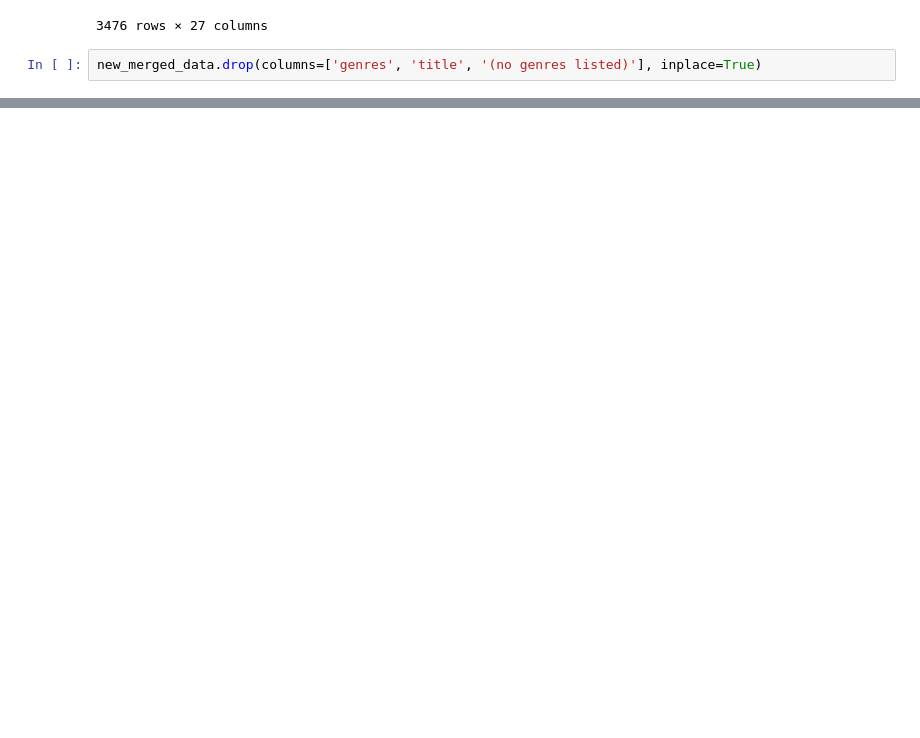
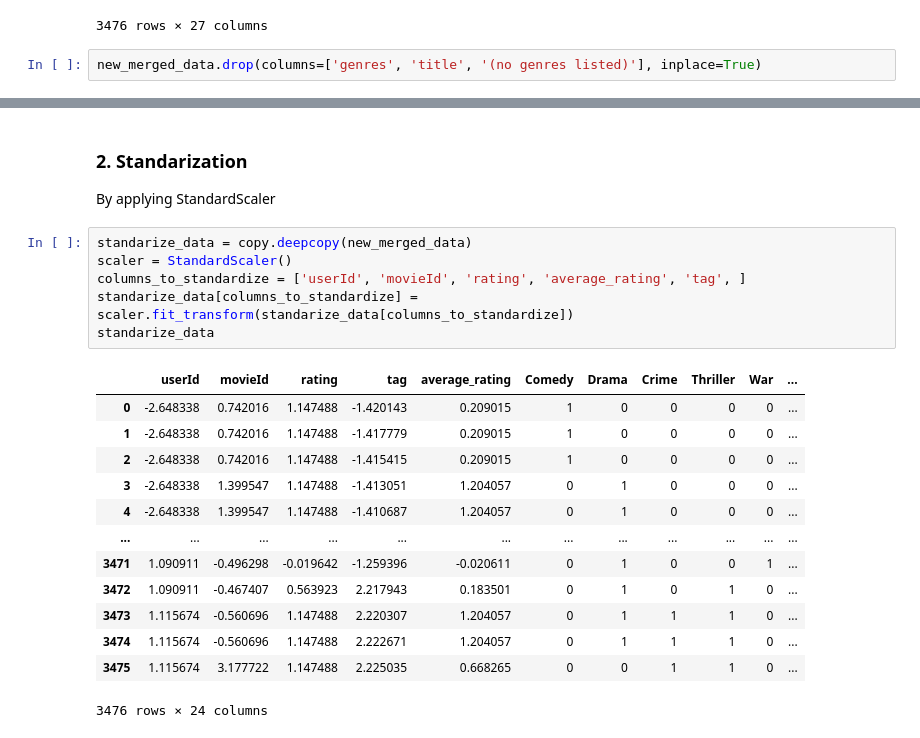
Before and after one commit to markopolo139/DataMiningAssignment2, a Jupyter notebook: data_analysis.ipynb, the cells around one changed output, grey strips where cells are left out. Saved outputs shown, nothing was run; the diff lists cells and outputs as text; blank space fills up the shorter version.

```diff
--- a/data_analysis.ipynb
+++ b/data_analysis.ipynb
@@ -137,0 +164,24 @@ new_merged_data
+# %% [markdown]
+### 2. Standarization
+
+By applying StandardScaler
+# %%
+standarize_data = copy.deepcopy(new_merged_data)
+scaler = StandardScaler()
+columns_to_standardize = ['userId', 'movieId', 'rating', 'average_rating', 'tag', ]
+standarize_data[columns_to_standardize] = scaler.fit_transform(standarize_data[columns_to_standardize])
+standarize_data
+# %% [output]
+|  | userId | movieId | rating | tag | average_rating | Comedy | Drama | Crime | Thriller | War | ... |
+| 0 | -2.648338 | 0.742016 | 1.147488 | -1.420143 | 0.209015 | 1 | 0 | 0 | 0 | 0 | ... |
+| 1 | -2.648338 | 0.742016 | 1.147488 | -1.417779 | 0.209015 | 1 | 0 | 0 | 0 | 0 | ... |
+| 2 | -2.648338 | 0.742016 | 1.147488 | -1.415415 | 0.209015 | 1 | 0 | 0 | 0 | 0 | ... |
+| 3 | -2.648338 | 1.399547 | 1.147488 | -1.413051 | 1.204057 | 0 | 1 | 0 | 0 | 0 | ... |
+| 4 | -2.648338 | 1.399547 | 1.147488 | -1.410687 | 1.204057 | 0 | 1 | 0 | 0 | 0 | ... |
+| ... | ... | ... | ... | ... | ... | ... | ... | ... | ... | ... | ... |
+| 3471 | 1.090911 | -0.496298 | -0.019642 | -1.259396 | -0.020611 | 0 | 1 | 0 | 0 | 1 | ... |
+| 3472 | 1.090911 | -0.467407 | 0.563923 | 2.217943 | 0.183501 | 0 | 1 | 0 | 1 | 0 | ... |
+| 3473 | 1.115674 | -0.560696 | 1.147488 | 2.220307 | 1.204057 | 0 | 1 | 1 | 1 | 0 | ... |
+| 3474 | 1.115674 | -0.560696 | 1.147488 | 2.222671 | 1.204057 | 0 | 1 | 1 | 1 | 0 | ... |
+| 3475 | 1.115674 | 3.177722 | 1.147488 | 2.225035 | 0.668265 | 0 | 0 | 1 | 1 | 0 | ... |
+3476 rows × 24 columns
```
Also changed, not shown: parts of 7 cells of this notebook.
